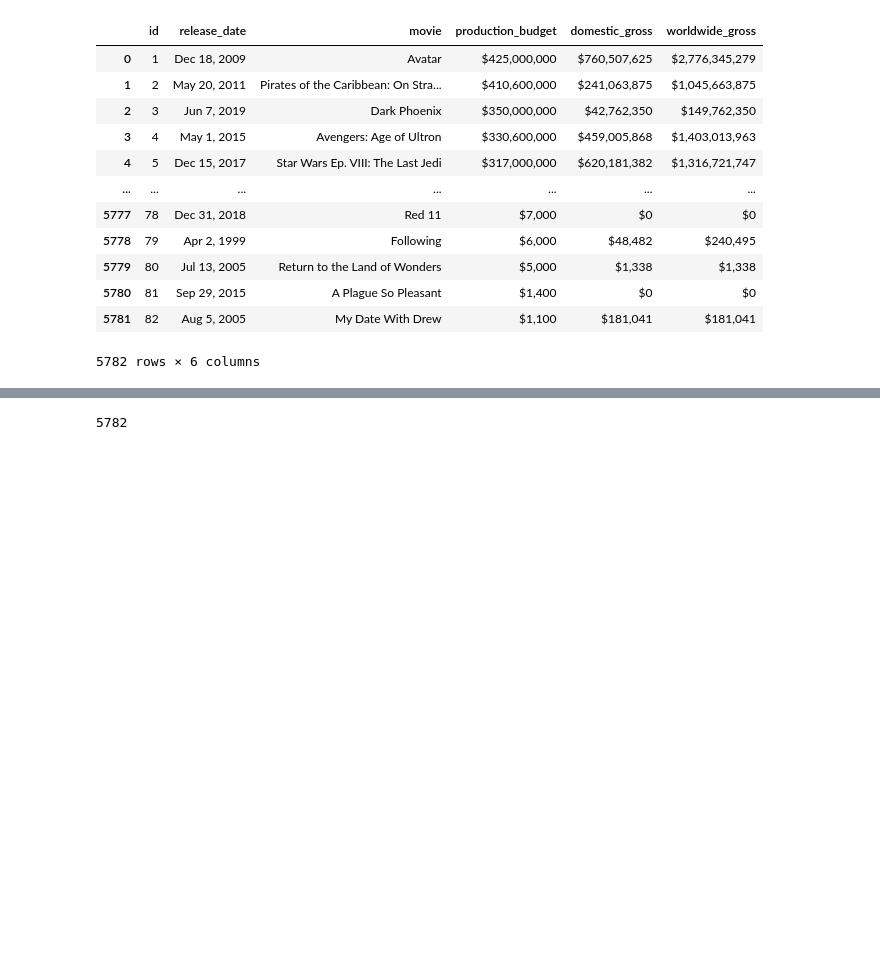
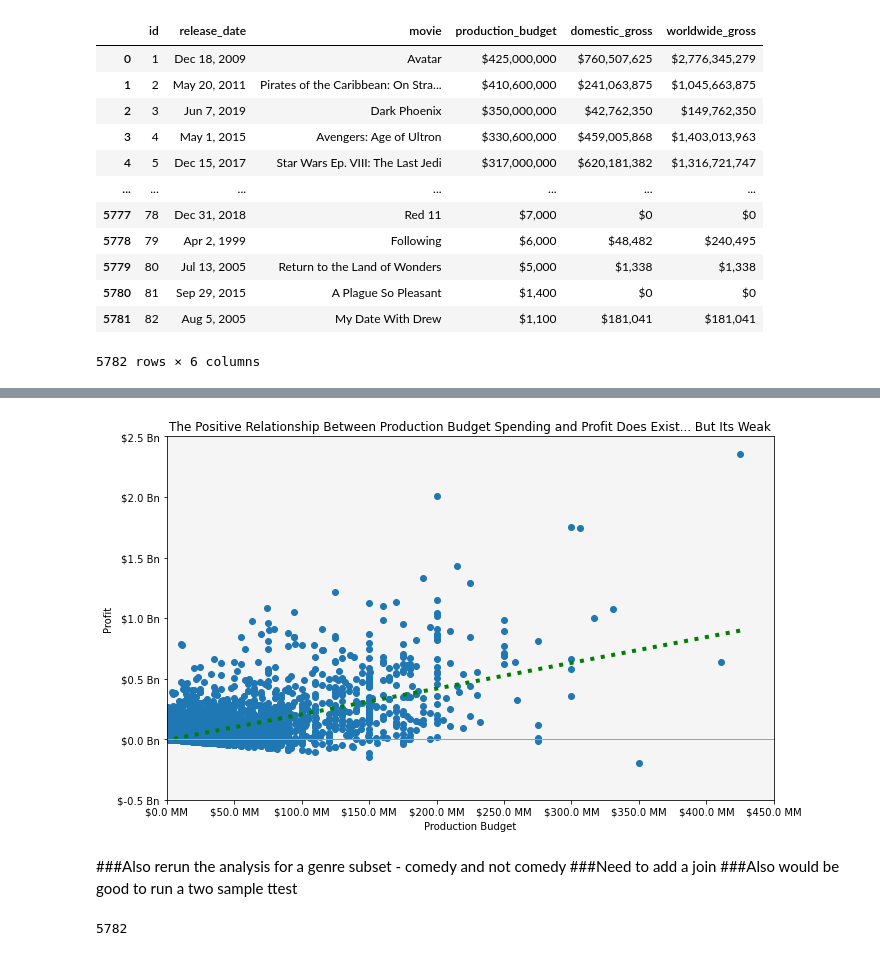
Before and after one commit to sangwon224/Movie_Studio_Strategy_Recommendation, a Jupyter notebook: Movie_Studio_Strategy_Recommendation.ipynb, the cells around one changed output, grey strips where cells are left out. Cells and saved outputs as stored; diff of their text form; code cells hidden in the pictures; blank space fills up the shorter version.

Commit message:
Added line of best fit. Need to go granular next by comedy

```diff
--- a/Movie_Studio_Strategy_Recommendation.ipynb
+++ b/Movie_Studio_Strategy_Recommendation.ipynb
@@ -169,0 +159,13 @@ plt.tight_layout()
+# %%
+#Manually Build Out Linear Regression
+rho = np.corrcoef(x_production_budget, y_profit)[0][1]
+s_y = y_profit.std()
+s_x = x_production_budget.std()
+
+m = rho * s_y / s_x
+
+mean_y = y_profit.mean()
+mean_x = x_production_budget.mean()
+c = mean_y - m * mean_x
+
+print(f"Our regression line is: y = {round(m, 5)}x + {round(c, 5)}")
@@ -198,3 +204,42 @@ strong multicollinearity or other numerical problems.
+# %%
+#Creating custom number formatters for charting purposes
+def MM_formatter(x, pos):
+    return f'${x/1e6:.1f} MM'
+
+def Bn_formatter(x,pos):
+    return f'${x/1e9:.1f} Bn'
+# %%
+#Look at Scatter Plot
+fig, ax = plt.subplots(figsize=(10,6))
+ax.set_facecolor('whitesmoke')
+
+ax.scatter(x_production_budget, y_profit)
+ax.plot(x_production_budget, (m*x_production_budget+c), linewidth=4, color='g', linestyle=':')
+
+#This line hear is y=0. All the data points below this are unprofitable
+ax.axhline(linewidth=1, color='lightcoral')
+
+#Create a ScalarFormatter object
+formatter1 = ticker.FuncFormatter(MM_formatter)
+formatter2 = ticker.FuncFormatter(Bn_formatter)
+
+#Applying the formatter to both x and y axes
+ax.yaxis.set_major_formatter(formatter2)
+ax.xaxis.set_major_formatter(formatter1)
+
+ax.set_xlabel('Production Budget')
+ax.set_ylabel('Profit')
+ax.set_title('The Positive Relationship Between Production Budget Spending and Profit Does Exist... But Its Weak')
+
+plt.xlim(0,4.5e8)
+plt.ylim(-.5e9,2.5e9)
+plt.tight_layout()
+# %% [output]
+[figure, added]
+# %% [markdown]
+###Also rerun the analysis for a genre subset - comedy and not comedy
+###Need to add a join
+###Also would be good to run a two sample ttest
 # %%
 len(movie_budget_df)
 # %% [output]
```
Also changed, not shown: parts of 8 cells of this notebook.
